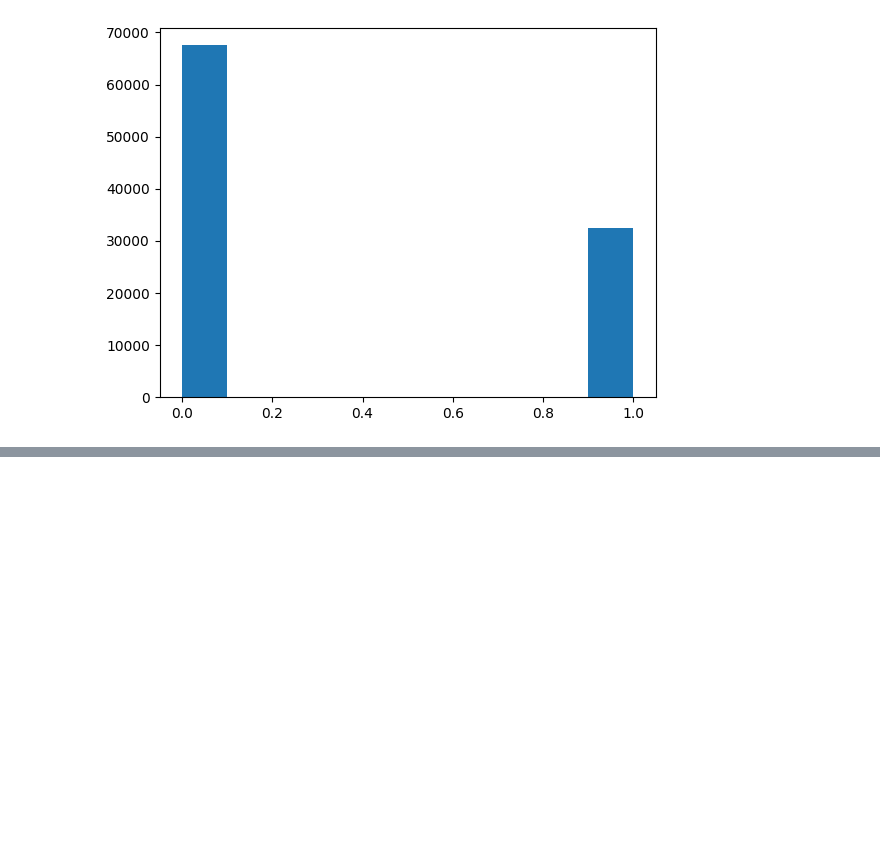
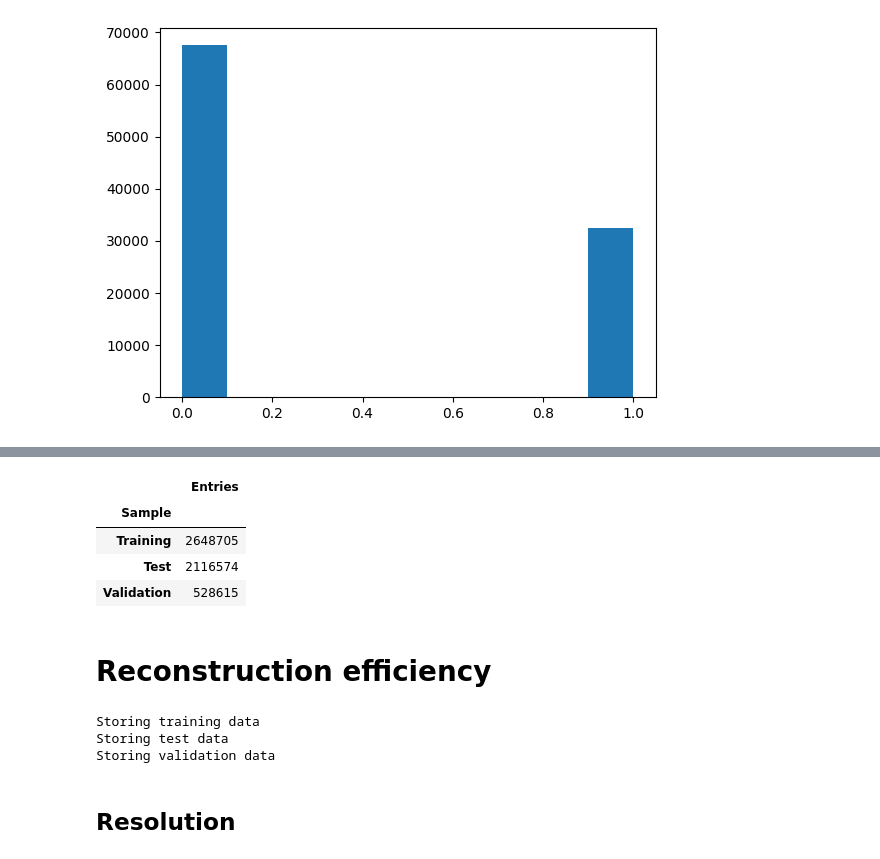
Before and after one commit to landerlini/lb-trksim-train, a Jupyter notebook: notebooks/Preprocessing.ipynb, the cells around one changed output, grey strips where cells are left out. Drawn from its saved outputs; the diff is of its cells as text; code cells hidden in the pictures; blank space fills up the shorter version.

```diff
--- a/notebooks/Preprocessing.ipynb
+++ b/notebooks/Preprocessing.ipynb
@@ -152,3 +103,17 @@ output_dir = os.path.dirname(output_file)
 !mkdir -p {output_dir}
 with open(output_file, 'wb') as f:
     pickle.dump(preprocessing_step, f)
+# %%
+sim_train, sim_test, sim_validation = sim[acceptance_labels + acceptance_vars].repartition(partition_size=100_000_000).random_split([0.5, 0.4, 0.1])
+# %%
+from feather_io import FeatherWriter
+acc_cfg = dict(features=acceptance_vars, labels=acceptance_labels, preprocessor=preprocessing_step)
+
+print ("Storing training data")
+n_train = sim_train.map_partitions(FeatherWriter(output_dir="acceptance-train", **acc_cfg)).compute().sum()
+
+print ("Storing test data")
+n_test = sim_test.map_partitions(FeatherWriter(output_dir="acceptance-test", **acc_cfg)).compute().sum()
+
+print ("Storing validation data")
+n_validation = sim_validation.map_partitions(FeatherWriter(output_dir="acceptance-validation", **acc_cfg)).compute().sum()
@@ -154,0 +125,14 @@ with open(output_file, 'wb') as f:
+# %%
+pd.DataFrame([
+    ("Training", n_train),
+    ("Test", n_test),
+    ("Validation", n_validation)
+    ], columns=["Sample", "Entries"]).set_index("Sample")
+# %% [output]
+|  | Entries |
+| Sample |  |
+| Training | 2648705 |
+| Test | 2116574 |
+| Validation | 528615 |
+# %% [markdown]
+# Reconstruction efficiency
@@ -154,0 +150,18 @@ with open(output_file, 'wb') as f:
+# %%
+from feather_io import FeatherWriter
+eff_cfg = dict(features=efficiency_vars, labels=efficiency_labels, preprocessor=preprocessing_step)
+
+print ("Storing training data")
+n_train = eff_train.map_partitions(FeatherWriter(output_dir="efficiency-train", **eff_cfg)).compute().sum()
+
+print ("Storing test data")
+n_test = eff_test.map_partitions(FeatherWriter(output_dir="efficiency-test", **eff_cfg)).compute().sum()
+
+print ("Storing validation data")
+n_validation = eff_validation.map_partitions(FeatherWriter(output_dir="efficiency-validation", **eff_cfg)).compute().sum()
+# %% [output]
+Storing training data
+Storing test data
+Storing validation data
+# %% [markdown]
+## Resolution
```
Also changed, not shown: parts of 8 cells of this notebook, 2 other files.
